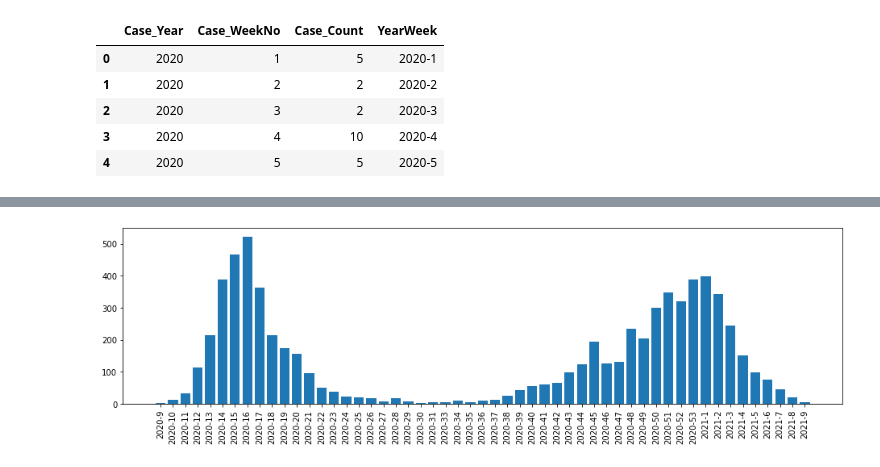
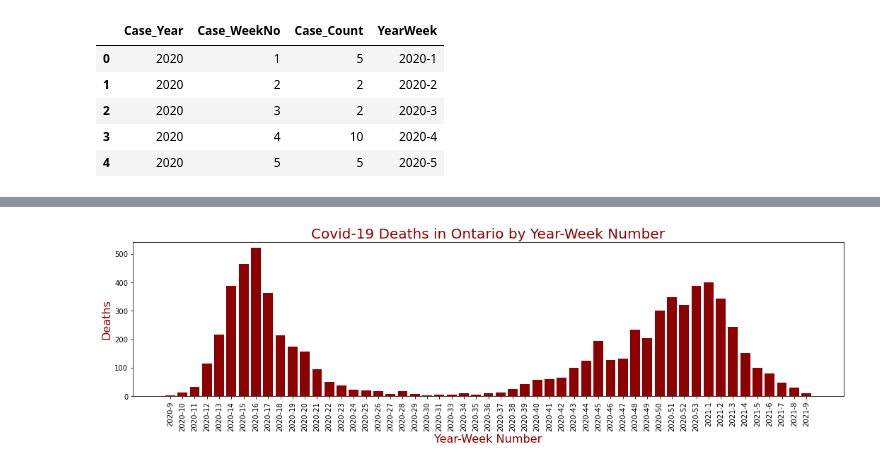
Before and after one commit to rkaunismaa/Covid19, a Jupyter notebook: Reports.ipynb, the cells around one changed output, grey strips where cells are left out. Drawn from its saved outputs; the diff is of its cells as text; code cells hidden in the pictures.

```diff
--- a/Reports.ipynb
+++ b/Reports.ipynb
@@ -182,13 +144,3 @@ plt.show()
 deathCountByYearWeek = caseDf.loc[caseDf.Outcome1 == 'Fatal'].groupby(['Case_Year','Case_WeekNo'])[[caseDate]].count().reset_index()
 deathCountByYearWeek.rename(columns = {caseDate:'Case_Count'}, inplace = True)
 deathCountByYearWeek['YearWeek'] = deathCountByYearWeek['Case_Year'].astype(str) + '-' + deathCountByYearWeek['Case_WeekNo'].astype(str)
-xAxis = deathCountByYearWeek['YearWeek'].tolist()
-yAxis = np.array(deathCountByYearWeek['Case_Count'].tolist())
-
-plt.figure(figsize=(16,4))
-plt.bar(xAxis, yAxis)
-#plt.ylim((0,20000))
-plt.xticks(rotation=90)
-plt.show()
-# %% [output]
-[figure, removed]
@@ -194,0 +150,18 @@ plt.show()
+# %%
+count = len(xAxis)
+pos = range(count)
+
+columnColor='darkred'
+
+fig = plt.figure(figsize=(18,4))
+plt.bar(pos, yAxis, color=columnColor)
+plt.xticks(pos, xAxis, rotation=90)
+plt.xlabel('Year-Week Number', color=columnColor, fontsize=16)
+
+plt.ylabel("Deaths", color=columnColor, fontsize=16)
+plt.ylim(0, 540)
+
+plt.title('Covid-19 Deaths in Ontario by Year-Week Number', color=columnColor, fontsize=20)
+plt.show()
+# %% [output]
+[figure, added]
```
Also changed, not shown: parts of 12 cells of this notebook, 9 other files.
